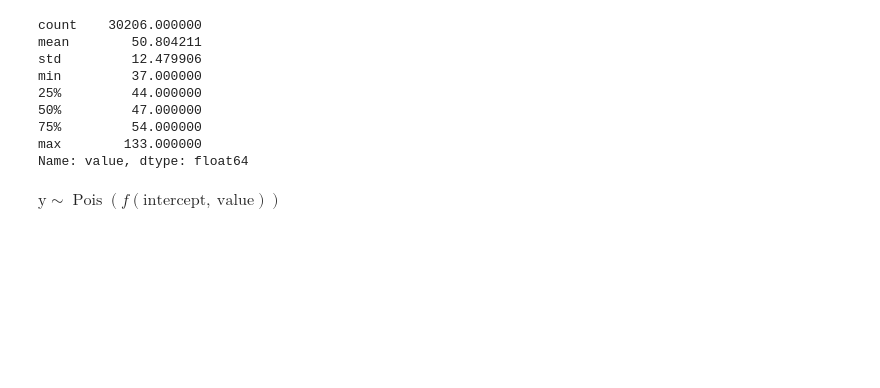
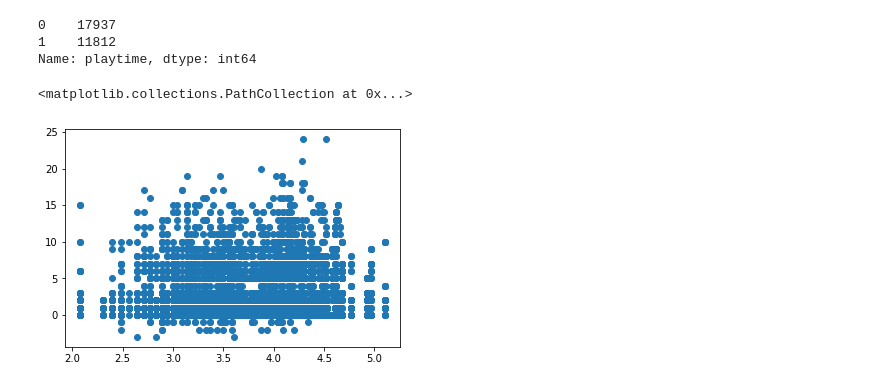
Before and after one commit to WayneQwele/FPLmodel, a Jupyter notebook: Model.ipynb, the cells around one changed output. Cells and saved outputs as stored; diff of their text form; code cells hidden in the pictures; blank space fills up the shorter version.

```diff
--- a/Model.ipynb
+++ b/Model.ipynb
@@ -22,17 +29,39 @@ TGW_df.sample(5)
 # %%
 # Isolate what we need from this dependant variables
 
-depend = TGW_df[[
+depend = (TGW_df[[
             'GW'                                                    # Gameweek
             ,'playtime'                                             # this is an indicator function
             ,'xP'                                                   # this is an XP approach, i actually don't know what it means
             ,'transfers_balance', 'transfers_in', 'transfers_out'   # have to standardize this
             ,'ind_DEF', 'ind_FWD','ind_MID'                         #Position of players
-            ,'was_home_ind'                                         # currently was this a home game?
-            ,'was_home_step_ind'                                    # temporily this information is available to use
+            ,'was_home'                                         # currently was this a home game?
             ,'value'                                                # Current value of the player
             ,'total_points'                                         # Current performance of the player
             ,'Tally_Points'                                         # Points collected so far, need to rework this
-            #,'value'                                                # Value of player
             ,'total_points_step'                                    #
+            ,'selected'
+            ,'Total_Team_points'                                    # Total game points of that team in that game
             ]]
+            .assign(xP = TGW_df.xP.astype('float32')
+                    ,ind_DEF = TGW_df.ind_DEF.astype('int8')
+                    ,ind_MID = TGW_df.ind_MID.astype('int8')
+                    ,ind_FWD = TGW_df.ind_FWD.astype('int8')
+                    ,transfers_balance = TGW_df.transfers_balance.astype('int16')
+                    ,transfers_in = TGW_df.transfers_in.astype('int16')
+                    ,transfers_out = TGW_df.transfers_out.astype('int16')
+                    ,value = TGW_df.value.astype('int16')
+                    ,total_points = TGW_df.total_points.astype('int16')
+                    ,Tally_Points = TGW_df.Tally_Points.astype('int16')
+                    ,total_points_step = TGW_df.total_points_step.astype('int16')
+                    ,selected = TGW_df.selected.astype('int16')
+                    ,Total_Team_points = TGW_df.Total_Team_points.astype('int16')
+                    ,playtime = TGW_df.playtime.astype('int16')
+                    # ,was_home_ind =TGW_df.was_home_ind.astype
+                    # ,was_home_ind =TGW_df.was_home_ind.astype('int8')
+                    # ,was_home_ind_step =TGW_df.was_home_ind_step.astype('int8')
+                    ))
+
+depend['playtime'].mean()  # we can actually make an indicator function for players who played, this could significantly improve accuracy for players with game time, and not weighed down by non game time players.
+
+depend.dtypes
@@ -39,16 +86,22 @@ depend = TGW_df[[
-# %%
-# transform vars
-depend['value'].describe()
-#np.log(depend['transfers_in'])
-# %% [output]
-count    30206.000000
-mean        50.804211
-std         12.479906
-min         37.000000
-25%         44.000000
-50%         47.000000
-75%         54.000000
-max        133.000000
-Name: value, dtype: float64
+# %%
+
+depend.playtime.value_counts(dropna=False)
+# %% [output]
+0    17937
+1    11812
+Name: playtime, dtype: int64
+# %%
+
+plotdf =depend.query("GW >10 & playtime ==1")
+xvalues = np.log(plotdf['Total_Team_points'].values)
+yvalues = plotdf['total_points_step']
+
+plt.scatter(x=xvalues, y=yvalues)
+
+# plt.hist(x=(xvalues), bins=20)
+# print(min(xvalues))
+# %% [output]
+<matplotlib.collections.PathCollection at 0x...>
+[figure, added]
 # %%
 def total_point_correction(row):
@@ -88,8 +129,0 @@ with py.Model() as TotalPointsModel:
-# %%
-# sns.kdeplot(data=depend['transfers_out'])
-#help(intercept)
-y
-# myiter =iter(intercept)
-#next(myiter)
-# %% [output]
-$\text{y} \sim \operatorname{Pois}(f(\text{intercept},~\text{value}))$
```
Also changed, not shown: parts of 17 cells of this notebook, 3 other files.
